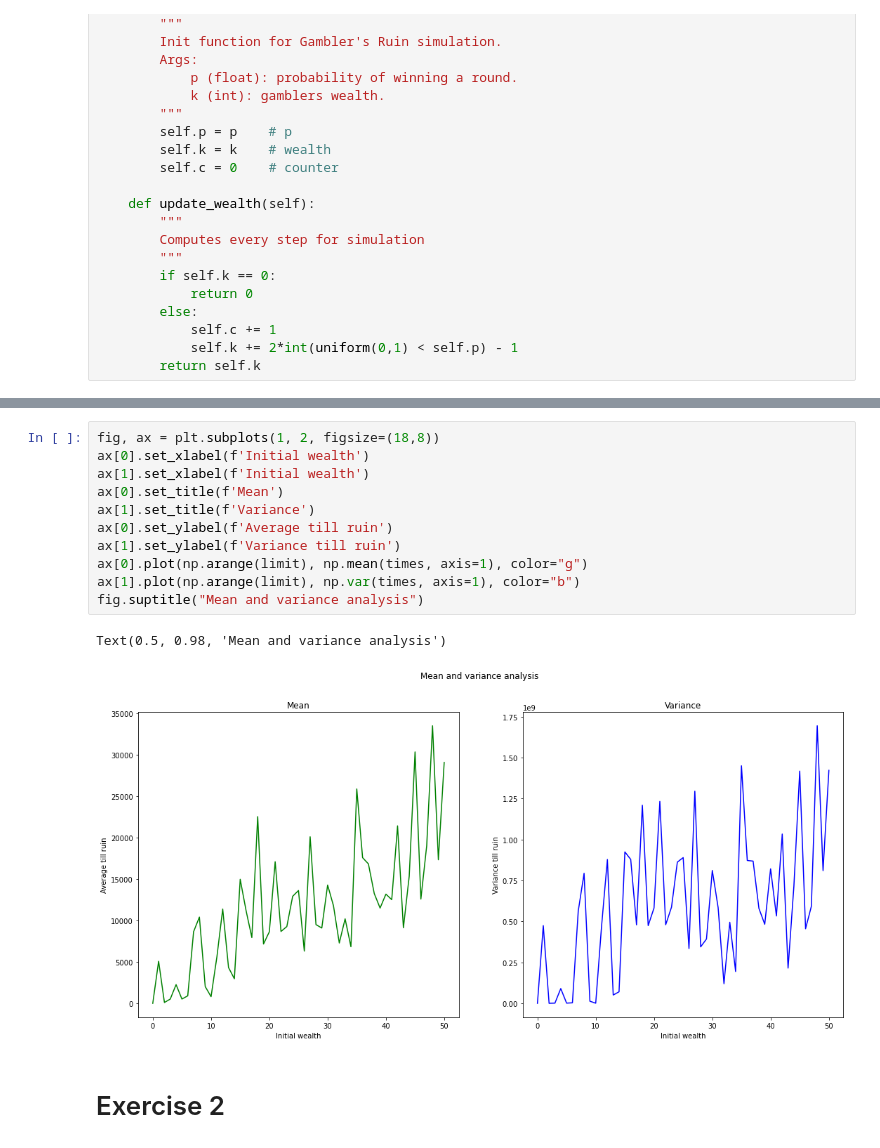
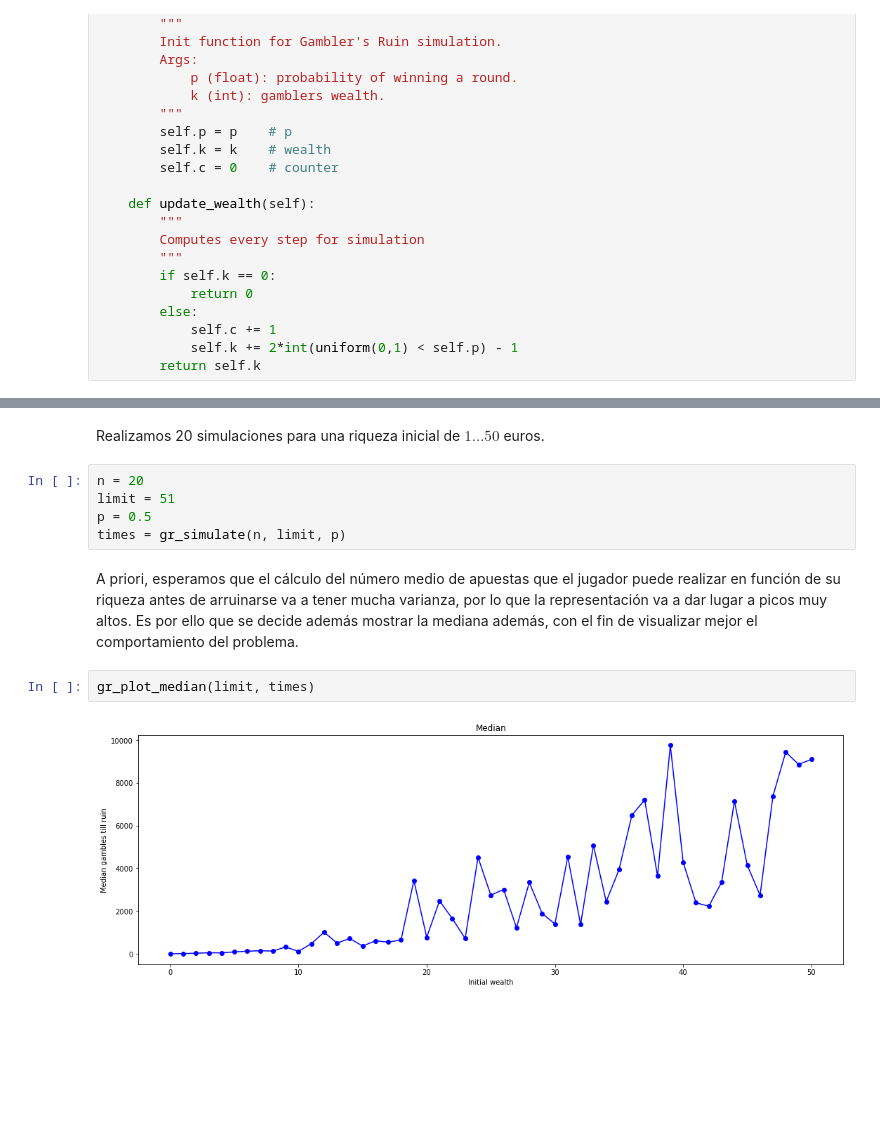
Before and after one commit to glorelvalle/g-mucd, a Jupyter notebook: pe/entrega2/pe_final_discrete_time_valle.ipynb, the cells around one changed output, grey strips where cells are left out. Saved outputs shown, nothing was run; the diff lists cells and outputs as text; blank space fills up the shorter version.

```diff
--- a/pe/entrega2/pe_final_discrete_time_valle.ipynb
+++ b/pe/entrega2/pe_final_discrete_time_valle.ipynb
@@ -61,16 +93,13 @@ plt.plot(np.arange(limit), np.median(times, axis=1), color="b")
-# %%
-fig, ax = plt.subplots(1, 2, figsize=(18,8))
-ax[0].set_xlabel(f'Initial wealth')
-ax[1].set_xlabel(f'Initial wealth')
-ax[0].set_title(f'Mean')
-ax[1].set_title(f'Variance')
-ax[0].set_ylabel(f'Average till ruin')
-ax[1].set_ylabel(f'Variance till ruin')
-ax[0].plot(np.arange(limit), np.mean(times, axis=1), color="g")
-ax[1].plot(np.arange(limit), np.var(times, axis=1), color="b")
-fig.suptitle("Mean and variance analysis")
-# %% [output]
-Text(0.5, 0.98, 'Mean and variance analysis')
-[figure, removed]
-# %% [markdown]
-# Exercise 2
+# %% [markdown]
+Realizamos 20 simulaciones para una riqueza inicial de $1 ... 50$ euros.
+# %%
+n = 20
+limit = 51
+p = 0.5
+times = gr_simulate(n, limit, p)
+# %% [markdown]
+A priori, esperamos que el cálculo del número medio de apuestas que el jugador puede realizar en función de su riqueza antes de arruinarse va a tener mucha varianza, por lo que la representación va a dar lugar a picos muy altos. Es por ello que se decide además mostrar la mediana además, con el fin de visualizar mejor el comportamiento del problema.
+# %%
+gr_plot_median(limit, times)
+# %% [output]
+[figure, added]
```
Also changed, not shown: parts of 21 cells of this notebook, 1 other file.
